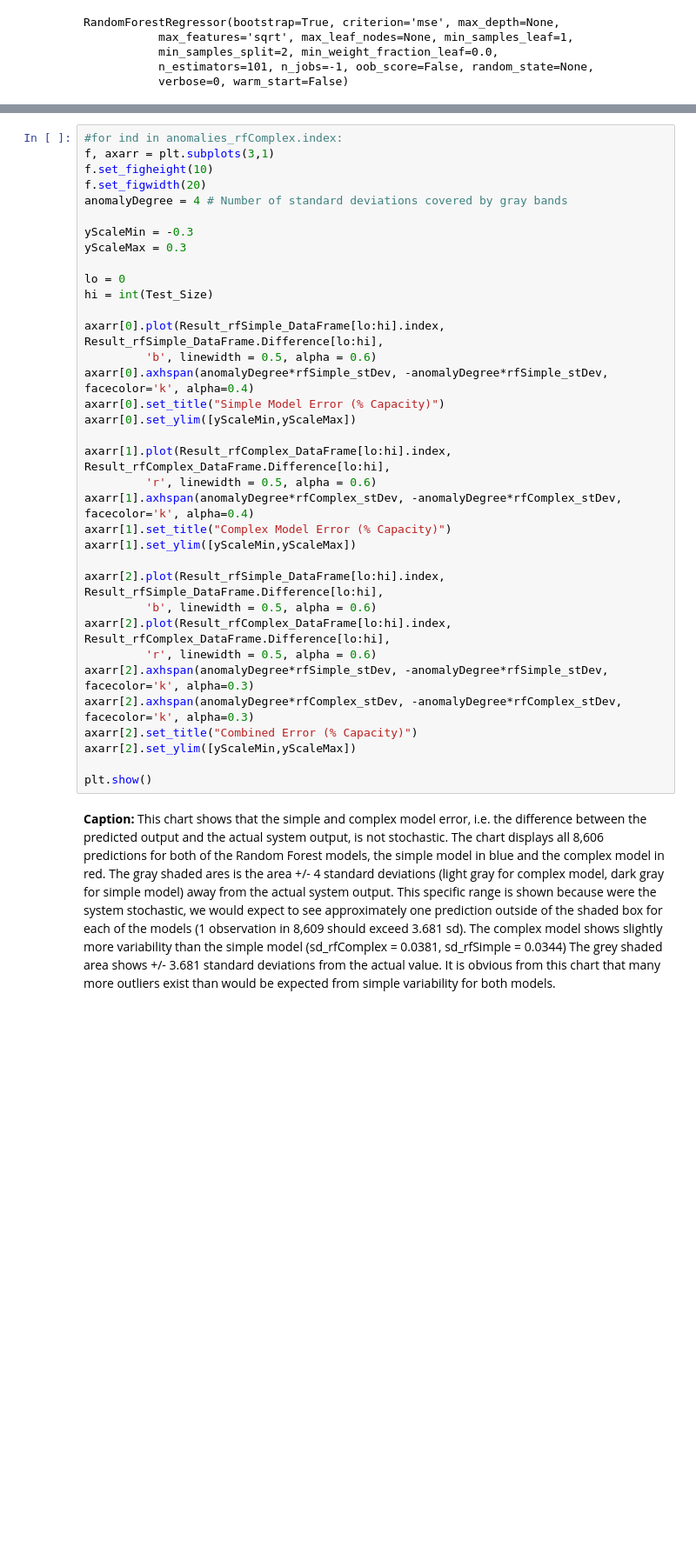
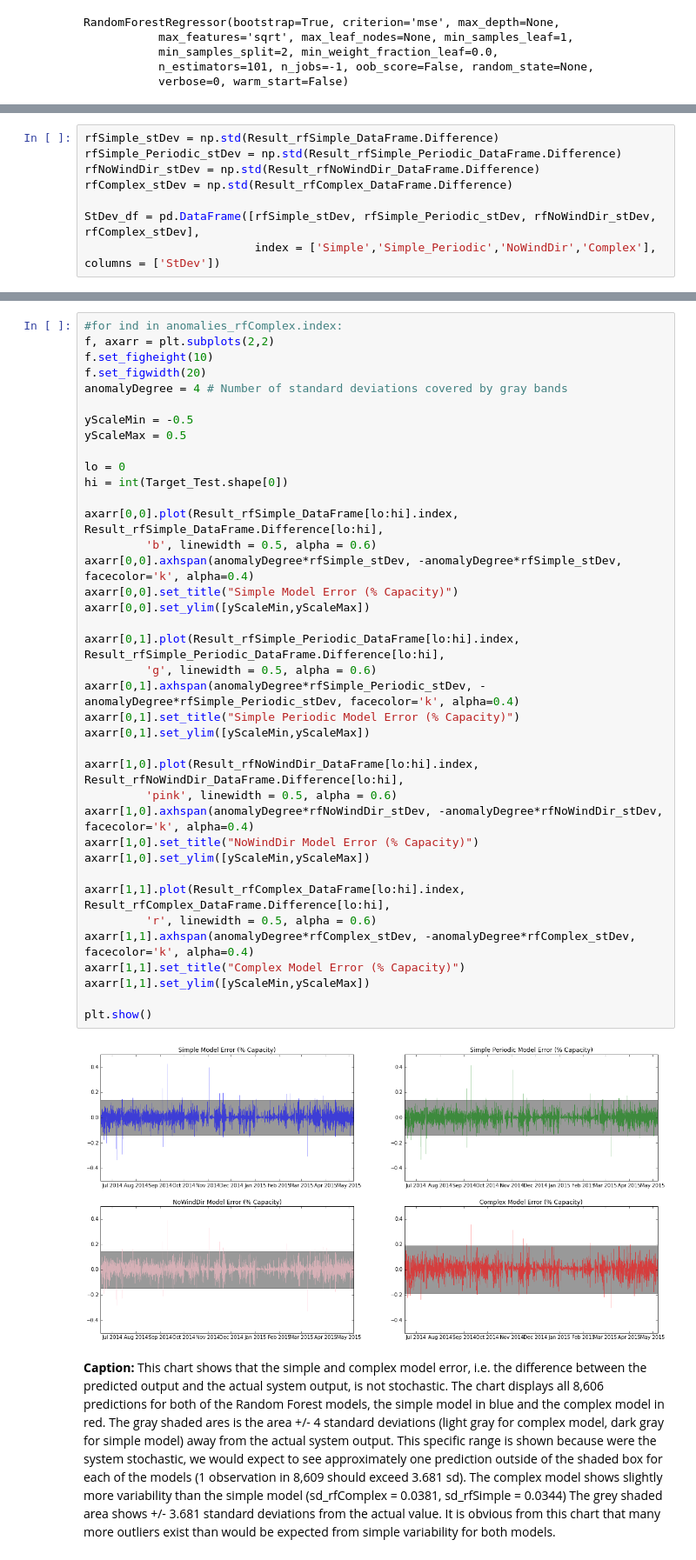
Before and after one commit to pmeleney/portfolio_DataScience, a Jupyter notebook: CAISO_WindPrediction/CAISO_WindPrediction.ipynb, the cells around one changed output, grey strips where cells are left out. Shown: that part at 87% size. Cells and saved outputs as stored; diff of their text form; blank space fills up the shorter version.

```diff
--- a/CAISO_WindPrediction/CAISO_WindPrediction.ipynb
+++ b/CAISO_WindPrediction/CAISO_WindPrediction.ipynb
@@ -907,0 +1019,8 @@ print rfComplex_stDev, rfSimple_stDev
+# %%
+rfSimple_stDev = np.std(Result_rfSimple_DataFrame.Difference)
+rfSimple_Periodic_stDev = np.std(Result_rfSimple_Periodic_DataFrame.Difference)
+rfNoWindDir_stDev = np.std(Result_rfNoWindDir_DataFrame.Difference)
+rfComplex_stDev = np.std(Result_rfComplex_DataFrame.Difference)
+
+StDev_df = pd.DataFrame([rfSimple_stDev, rfSimple_Periodic_stDev, rfNoWindDir_stDev, rfComplex_stDev],
+                         index = ['Simple','Simple_Periodic','NoWindDir','Complex'], columns = ['StDev'])
@@ -908,37 +1035,42 @@ print rfComplex_stDev, rfSimple_stDev
 # %%
 #for ind in anomalies_rfComplex.index:
-f, axarr = plt.subplots(3,1)
+f, axarr = plt.subplots(2,2)
 f.set_figheight(10)
 f.set_figwidth(20)
 anomalyDegree = 4 # Number of standard deviations covered by gray bands
 
-yScaleMin = -0.3
-yScaleMax = 0.3
+yScaleMin = -0.5
+yScaleMax = 0.5
 
 lo = 0
-hi = int(Test_Size)
+hi = int(Target_Test.shape[0])
 
-axarr[0].plot(Result_rfSimple_DataFrame[lo:hi].index, Result_rfSimple_DataFrame.Difference[lo:hi],
+axarr[0,0].plot(Result_rfSimple_DataFrame[lo:hi].index, Result_rfSimple_DataFrame.Difference[lo:hi],
          'b', linewidth = 0.5, alpha = 0.6)
-axarr[0].axhspan(anomalyDegree*rfSimple_stDev, -anomalyDegree*rfSimple_stDev, facecolor='k', alpha=0.4)
-axarr[0].set_title("Simple Model Error (% Capacity)")
-axarr[0].set_ylim([yScaleMin,yScaleMax])
+axarr[0,0].axhspan(anomalyDegree*rfSimple_stDev, -anomalyDegree*rfSimple_stDev, facecolor='k', alpha=0.4)
+axarr[0,0].set_title("Simple Model Error (% Capacity)")
+axarr[0,0].set_ylim([yScaleMin,yScaleMax])
 
-axarr[1].plot(Result_rfComplex_DataFrame[lo:hi].index, Result_rfComplex_DataFrame.Difference[lo:hi],
+axarr[0,1].plot(Result_rfSimple_Periodic_DataFrame[lo:hi].index, Result_rfSimple_Periodic_DataFrame.Difference[lo:hi],
+         'g', linewidth = 0.5, alpha = 0.6)
+axarr[0,1].axhspan(anomalyDegree*rfSimple_Periodic_stDev, -anomalyDegree*rfSimple_Periodic_stDev, facecolor='k', alpha=0.4)
+axarr[0,1].set_title("Simple Periodic Model Error (% Capacity)")
+axarr[0,1].set_ylim([yScaleMin,yScaleMax])
+
+axarr[1,0].plot(Result_rfNoWindDir_DataFrame[lo:hi].index, Result_rfNoWindDir_DataFrame.Difference[lo:hi],
+         'pink', linewidth = 0.5, alpha = 0.6)
+axarr[1,0].axhspan(anomalyDegree*rfNoWindDir_stDev, -anomalyDegree*rfNoWindDir_stDev, facecolor='k', alpha=0.4)
+axarr[1,0].set_title("NoWindDir Model Error (% Capacity)")
+axarr[1,0].set_ylim([yScaleMin,yScaleMax])
+
+axarr[1,1].plot(Result_rfComplex_DataFrame[lo:hi].index, Result_rfComplex_DataFrame.Difference[lo:hi],
          'r', linewidth = 0.5, alpha = 0.6)
-axarr[1].axhspan(anomalyDegree*rfComplex_stDev, -anomalyDegree*rfComplex_stDev, facecolor='k', alpha=0.4)
-axarr[1].set_title("Complex Model Error (% Capacity)")
-axarr[1].set_ylim([yScaleMin,yScaleMax])
-
-axarr[2].plot(Result_rfSimple_DataFrame[lo:hi].index, Result_rfSimple_DataFrame.Difference[lo:hi],
-         'b', linewidth = 0.5, alpha = 0.6)
-axarr[2].plot(Result_rfComplex_DataFrame[lo:hi].index, Result_rfComplex_DataFrame.Difference[lo:hi],
-         'r', linewidth = 0.5, alpha = 0.6)
-axarr[2].axhspan(anomalyDegree*rfSimple_stDev, -anomalyDegree*rfSimple_stDev, facecolor='k', alpha=0.3)
-axarr[2].axhspan(anomalyDegree*rfComplex_stDev, -anomalyDegree*rfComplex_stDev, facecolor='k', alpha=0.3)
-axarr[2].set_title("Combined Error (% Capacity)")
-axarr[2].set_ylim([yScaleMin,yScaleMax])
+axarr[1,1].axhspan(anomalyDegree*rfComplex_stDev, -anomalyDegree*rfComplex_stDev, facecolor='k', alpha=0.4)
+axarr[1,1].set_title("Complex Model Error (% Capacity)")
+axarr[1,1].set_ylim([yScaleMin,yScaleMax])
 
 plt.show()
+# %% [output]
+[figure, added]
 # %% [markdown]
 **Caption:** This chart shows that the simple and complex model error, i.e. the difference between the predicted output and the actual system output, is not stochastic.  The chart displays all 8,606 predictions for both of the Random Forest models, the simple model in blue and the complex model in red.  The gray shaded ares is the area +/- 4 standard deviations (light gray for complex model, dark gray for simple model) away from the actual system output.  This specific range is shown because were the system stochastic, we would expect to see approximately one prediction outside of the shaded box for each of the models (1 observation in 8,609 should exceed 3.681 sd).  The complex model shows slightly more variability than the simple model (sd_rfComplex = 0.0381, sd_rfSimple = 0.0344) The grey shaded area shows +/- 3.681 standard deviations from the actual value.  It is obvious from this chart that many more outliers exist than would be expected from simple variability for both models.
```
Also changed, not shown: parts of 100 cells of this notebook, 22 other files.
